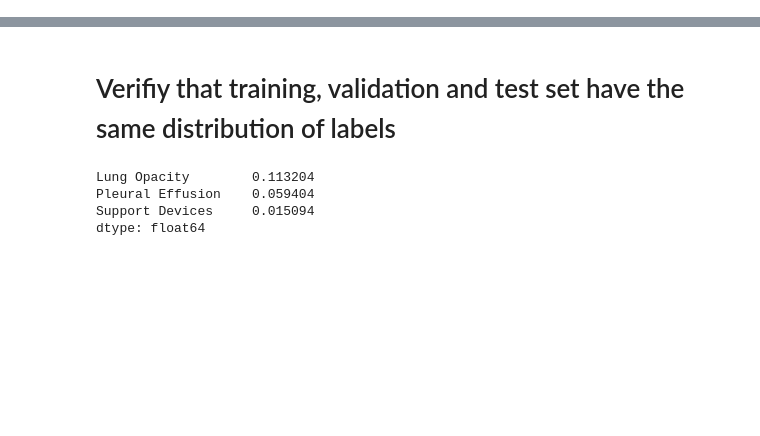
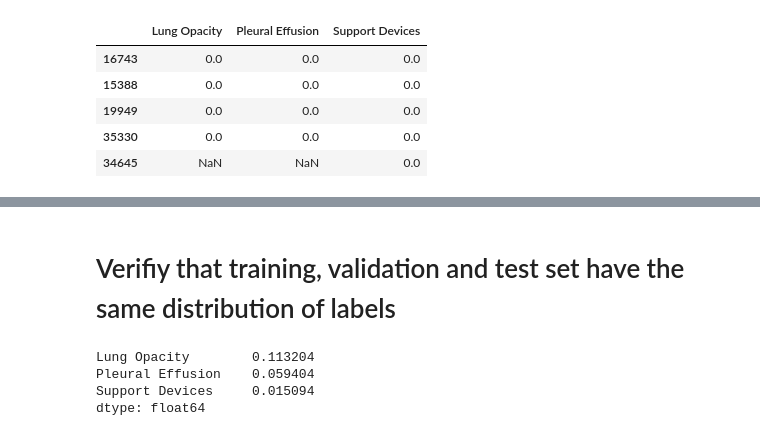
Before and after one commit to Jimmy2027/MoPoE-MIMIC, a Jupyter notebook: mimic/notebooks/data_vis.ipynb, the cells around one changed output, grey strips where cells are left out. Saved outputs shown, nothing was run; the diff lists cells and outputs as text; code cells hidden in the pictures; blank space fills up the shorter version.

```diff
--- a/mimic/notebooks/data_vis.ipynb
+++ b/mimic/notebooks/data_vis.ipynb
@@ -26,0 +15,13 @@ dir_dataset = os.path.join(dir_data, 'files_small_128')
+# %%
+labels = ['Lung Opacity', 'Pleural Effusion', 'Support Devices']
+train_labels_path = os.path.join(dir_dataset, 'train_labels.csv')
+train_labels_df = pd.read_csv(train_labels_path)[labels].fillna(0)
+eval_labels_df = pd.read_csv(os.path.join(dir_dataset, 'eval_labels.csv'))[labels].fillna(0)
+test_labels_df = pd.read_csv(os.path.join(dir_dataset, 'test_labels.csv'))[labels].fillna(0)
+
+indices = []
+indices += train_labels_df.index[(train_labels_df['Lung Opacity'] == -1)].tolist()
+indices += train_labels_df.index[(train_labels_df['Pleural Effusion'] == -1)].tolist()
+indices += train_labels_df.index[(train_labels_df['Support Devices'] == -1)].tolist()
+indices = list(set(indices))
+train_labels_df = train_labels_df.drop(indices)
@@ -26,0 +83,7 @@ dir_dataset = os.path.join(dir_data, 'files_small_128')
+# %%
+count_class_1 = train_labels_df[train_labels_df == 1].count().sum()
+df_class_0 = train_labels_df[train_labels_df == 0]
+df_class_1 = train_labels_df[train_labels_df == 1].dropna(how='all').fillna(0)
+df_class_0_under = df_class_0.sample(count_class_1)
+df_test_under = pd.concat([df_class_0_under, df_class_1], axis=0)
+undersample_indices = [*df_class_1.index.to_list(), *df_class_0_under.index.to_list()]
@@ -26,0 +139,9 @@ dir_dataset = os.path.join(dir_data, 'files_small_128')
+# %%
+df_test_under.head()
+# %% [output]
+|  | Lung Opacity | Pleural Effusion | Support Devices |
+| 16743 | 0.0 | 0.0 | 0.0 |
+| 15388 | 0.0 | 0.0 | 0.0 |
+| 19949 | 0.0 | 0.0 | 0.0 |
+| 35330 | 0.0 | 0.0 | 0.0 |
+| 34645 | NaN | NaN | 0.0 |
```
Also changed, not shown: parts of 25 cells of this notebook, 8 other files.
